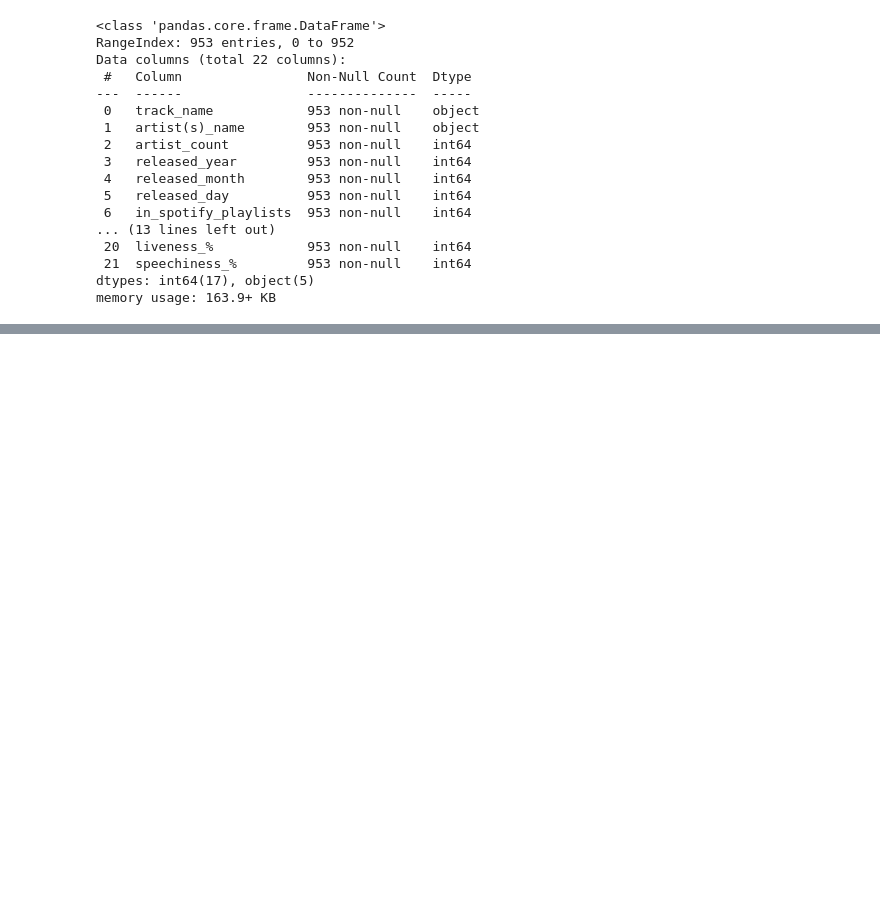
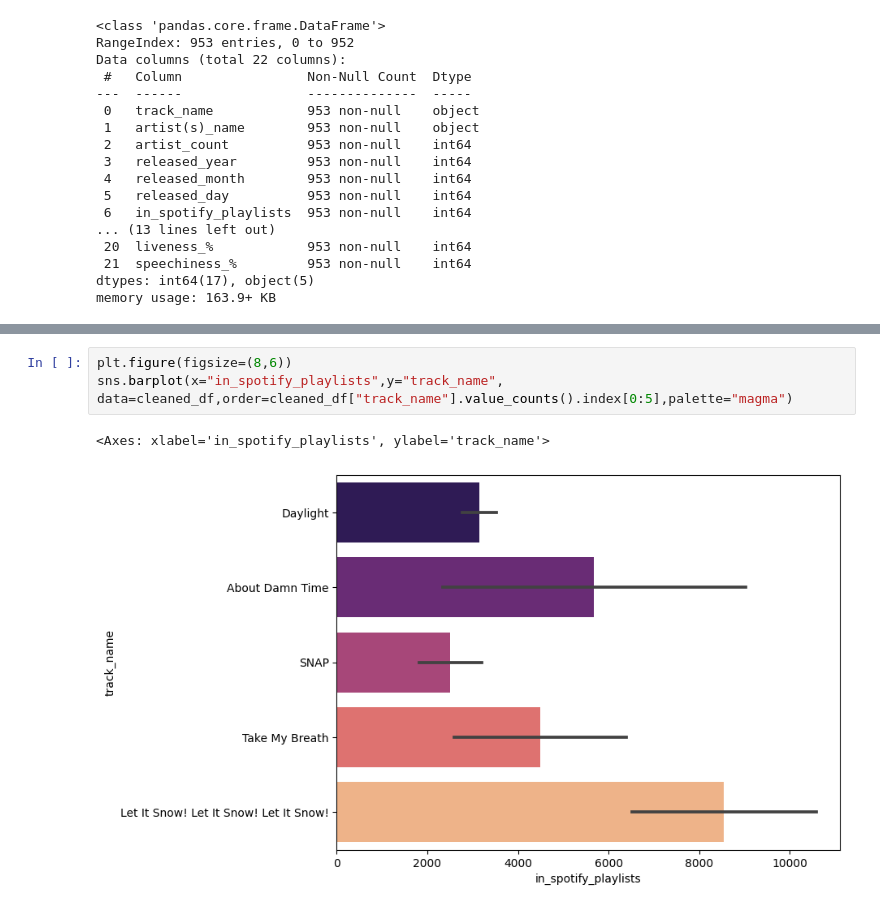
Before and after one commit to akshay-aneesh/akshay-aneesh, a Jupyter notebook: spotify-albums-eda.ipynb, the cells around one changed output, grey strips where cells are left out. Drawn from its saved outputs; the diff is of its cells as text; blank space fills up the shorter version.

```diff
--- a/spotify-albums-eda.ipynb
+++ b/spotify-albums-eda.ipynb
@@ -196,0 +222,6 @@ sns.jointplot(x="in_spotify_playlists", y="bpm",hue="artist_count",data=cleaned_
+# %%
+plt.figure(figsize=(8,6))
+sns.barplot(x="in_spotify_playlists",y="track_name", data=cleaned_df,order=cleaned_df["track_name"].value_counts().index[0:5],palette="magma")
+# %% [output]
+<Axes: xlabel='in_spotify_playlists', ylabel='track_name'>
+[figure, added]
```
Also changed, not shown: parts of 7 cells of this notebook.
